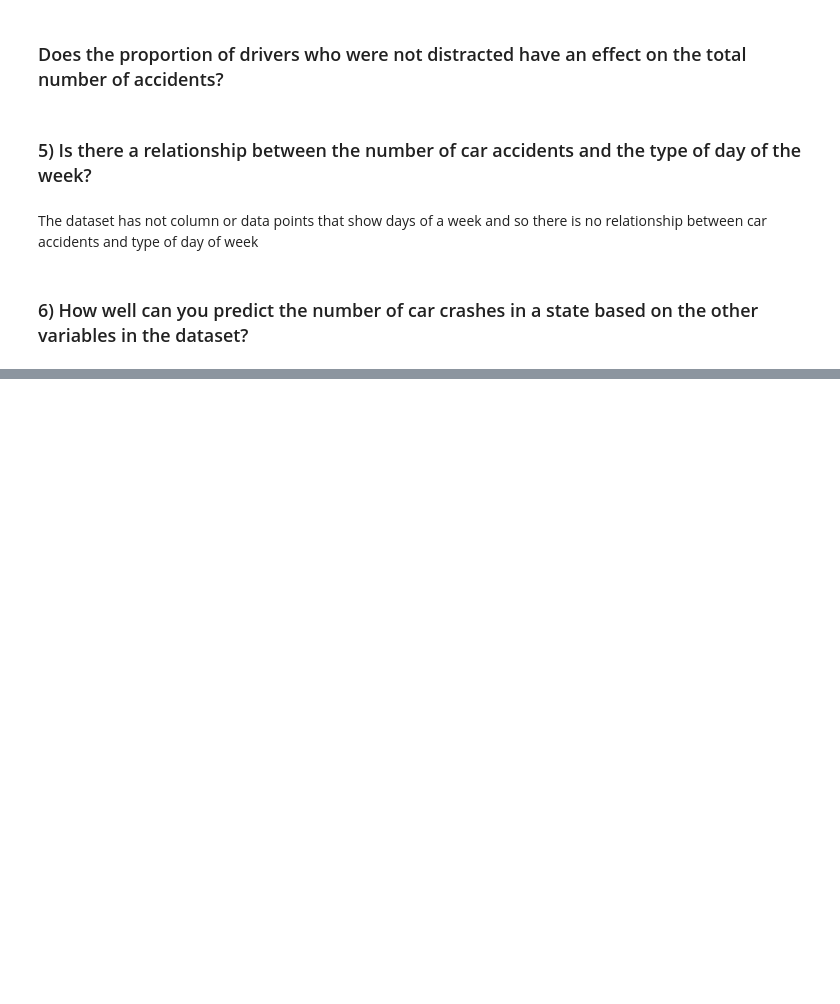
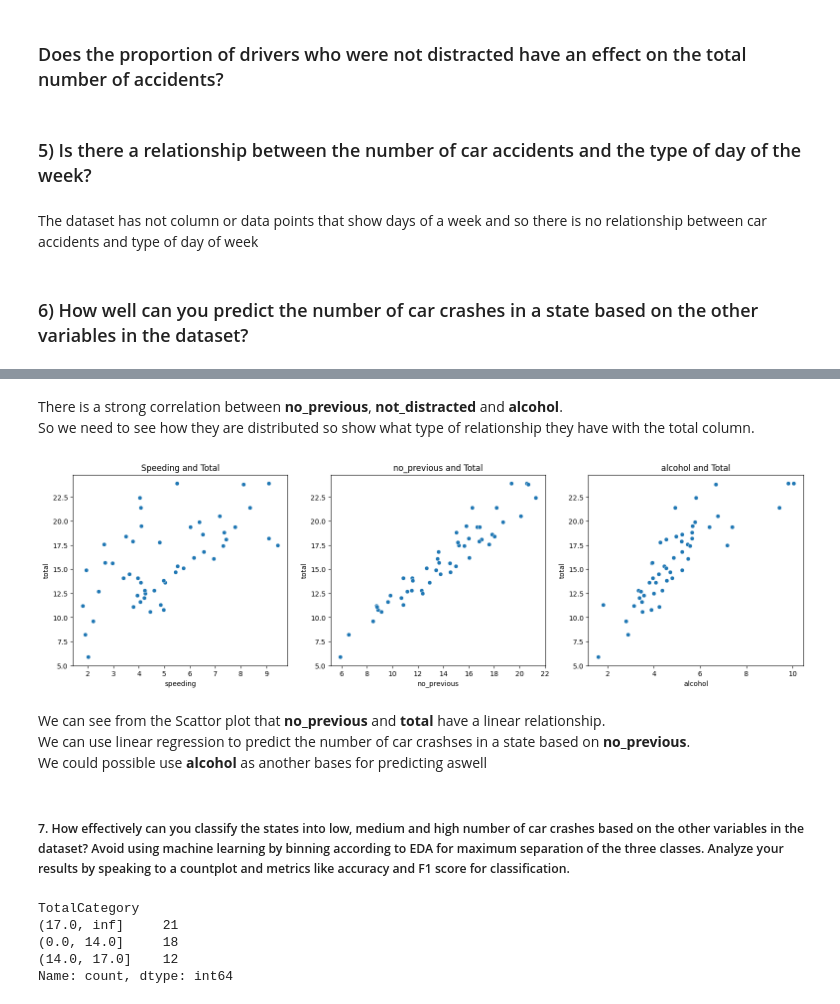
Before and after one commit to MugaRay/Data-Science-2b, a Jupyter notebook: prac_2b.ipynb, the cells around one changed output, grey strips where cells are left out. Saved outputs shown, nothing was run; the diff lists cells and outputs as text; code cells hidden in the pictures; blank space fills up the shorter version.

Commit message:
need to finish bins

```diff
--- a/prac_2b.ipynb
+++ b/prac_2b.ipynb
@@ -81,0 +92,37 @@ The dataset has not column or data points that show days of a week and so there
+# %% [markdown]
+There is a strong correlation between **no_previous**, **not_distracted** and **alcohol**.
+So we need to see how they are distributed so show what type of relationship they have with the total column.
+# %%
+fig, axis =  plt.subplots(ncols=3, figsize=(19,5))
+
+
+sns.scatterplot(data=df, x="speeding", y="total", ax=axis[0])
+axis[0].set_title("Speeding and Total")
+
+sns.scatterplot(data=df, x="no_previous", y="total", ax=axis[1])
+axis[1].set_title("no_previous and Total")
+
+sns.scatterplot(data=df, x="alcohol", y="total", ax=axis[2])
+axis[2].set_title("alcohol and Total")
+
+plt.show()
+# %% [output]
+[figure, added]
+# %% [markdown]
+We can see from the Scattor plot that **no_previous** and **total** have a linear relationship.
+We can use linear regression to predict the number of car crashses in a state based on **no_previous**.
+We could possible use **alcohol** as another bases for predicting aswell
+# %% [markdown]
+##### 7. How effectively can you classify the states into low, medium and high number of car crashes based on the other variables in the dataset? Avoid using machine learning by binning according to EDA for maximum separation of the three classes. Analyze your results by speaking to a countplot and metrics like accuracy and F1 score for classification.
+# %%
+# getting ground truth
+df_binned = df.copy()
+df_binned["TotalCategory"] = pd.cut(df["total"], bins=[0, 14, 17, float("inf")])
+
+df_binned["TotalCategory"].value_counts()
+# %% [output]
+TotalCategory
+(17.0, inf]     21
+(0.0, 14.0]     18
+(14.0, 17.0]    12
+Name: count, dtype: int64
```
Also changed, not shown: parts of 5 cells of this notebook.
